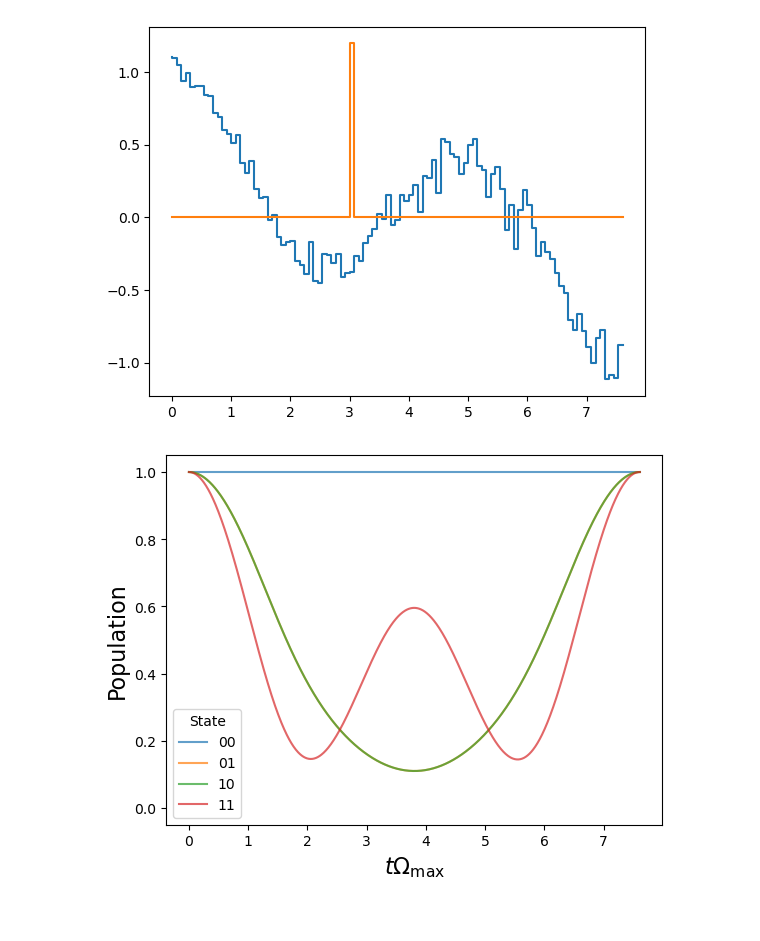
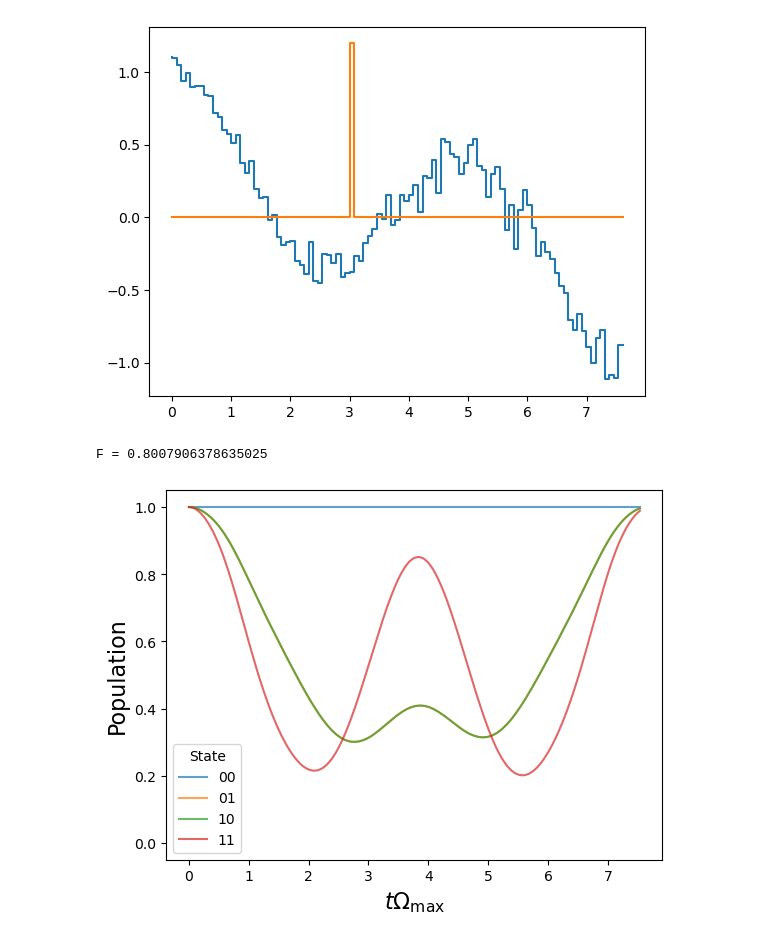
Before and after one commit to pmathur007/robust-rydberg-gates, a Jupyter notebook: goat_testing.ipynb, the cells around one changed output. Cells and saved outputs as stored; diff of their text form; code cells hidden in the pictures.

Commit message:
Fidelity comparison code using QuTiP

```diff
--- a/goat_testing.ipynb
+++ b/goat_testing.ipynb
@@ -115,7 +115,7 @@ t_span = [t_min, t_max]
 
 n_cheb_polys = 10
 alpha0 = np.zeros(n_cheb_polys + 1)
-alpha0[3] = 1
+alpha0[2] = 1
 # %%
 # control extra parameters and callback functions
 control_extra_params = {
@@ -198,7 +222,7 @@ ABNORMAL_TERMINATION_IN_LNSRCH
 # load previous run data
 import pickle
 
-with open("results/goat_run_13.pkl", "rb") as file:
-    (loaded_res, loaded_prev_params) = pickle.load(file)
+with open("results/goat_run_12.pkl", "rb") as file:
+    (res, prev_params) = pickle.load(file)
 # %%
 # plot piecewise-continouous gate
@@ -257,13 +282,15 @@ plt.show()
 # %%
 # simulate resulting gate in qutip
 to_drive_strength_func = lambda t: 1
 to_phase_func = lambda t: data_from_tstep(t, t_steps, res.x[:-1])
 
 chebyshev_drive_strength_func = lambda t: 1
 chebyshev_phase_func = lambda t: chebyshev.chebval((2/t_max)*t-1, res.x[:-1])
 
-results = simulate_gate(chebyshev_drive_strength_func, chebyshev_phase_func, 100, 0, t_min, t_max, 1001)
-# results = simulate_gate(to_drive_strength_func, to_phase_func, 100, 0, t_min, t_max, 1001)
+# results = simulate_gate(chebyshev_drive_strength_func, chebyshev_phase_func, 100, 0, t_min, t_max, 1001)
+results = simulate_gate(to_drive_strength_func, to_phase_func, 100, 0, t_min, t_max, 1001)
+print(f"F = {calculate_fidelity(results, single_qubit_phase=res.x[-1])}")
 plt.show()
 # %% [output]
+F = 0.8007906378635025
-[figure, old version]
+[figure, new version]
```
Also changed, not shown: parts of 4 cells of this notebook, 2 other files.
